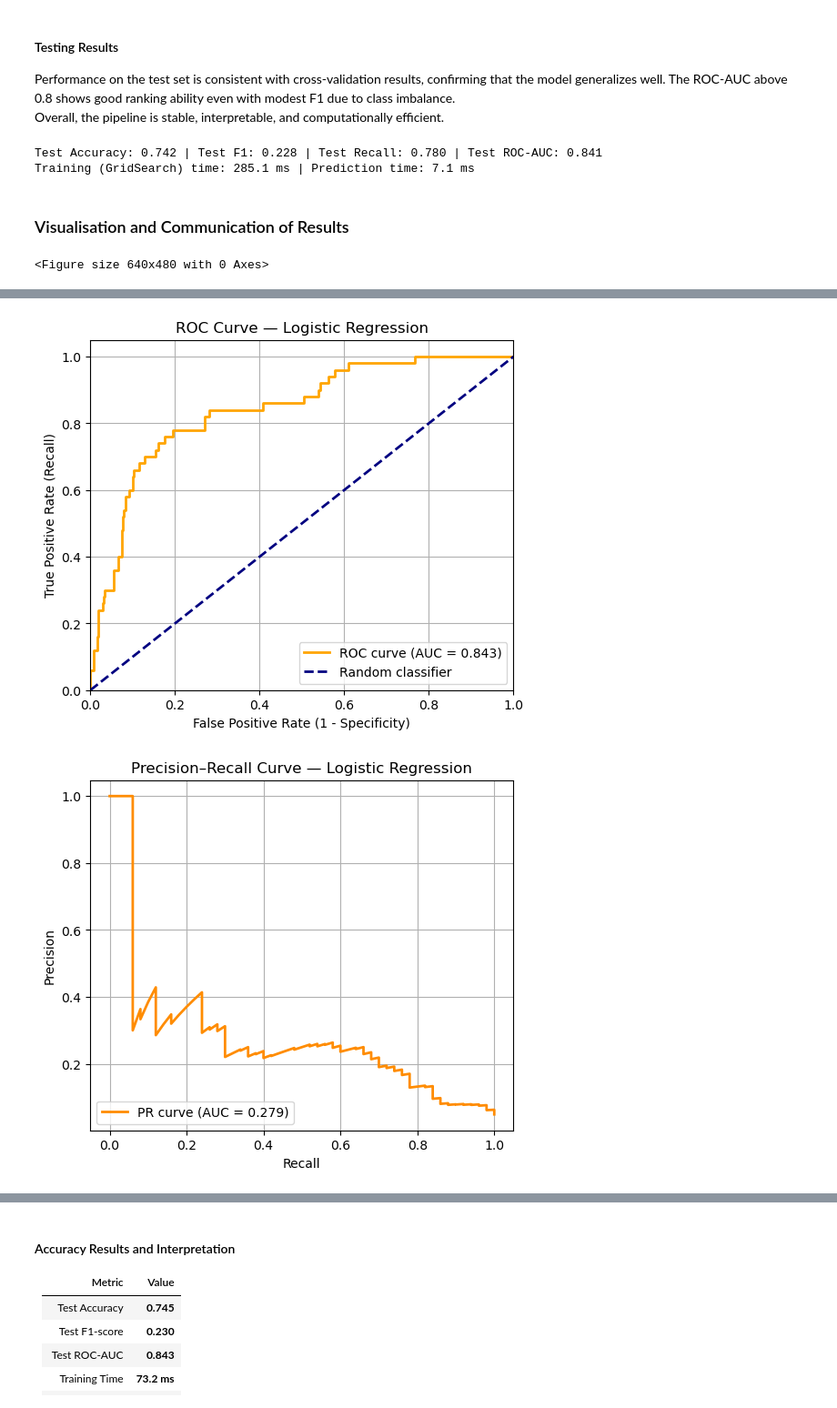
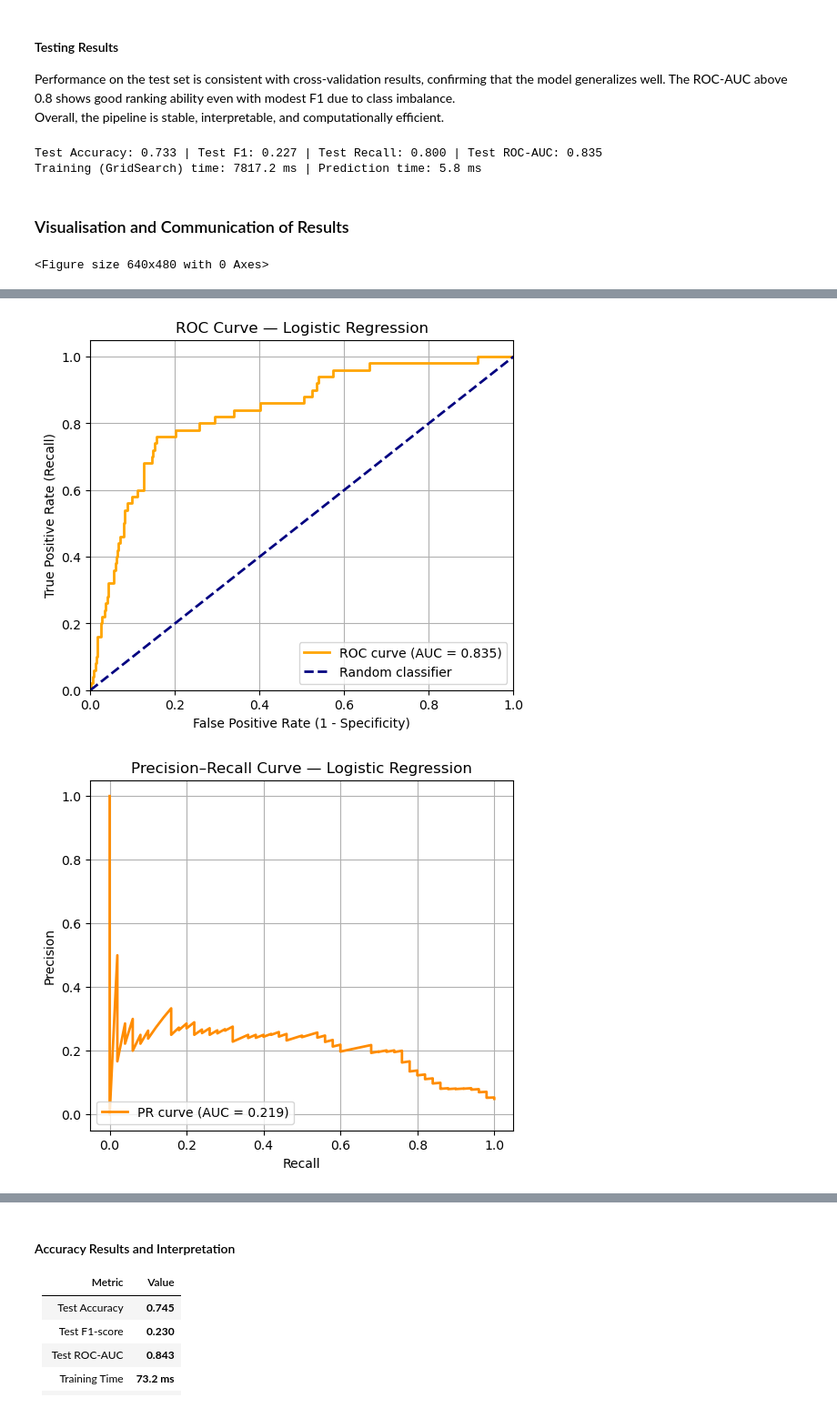
Before and after one commit to PatriciaMunginga/Stroke-Prediction-Using-AI-and-ML, a Jupyter notebook: ENG4200_CW1_3033388M.ipynb, the cells around one changed output, grey strips where cells are left out. Shown: that part at 91% size. Drawn from its saved outputs; the diff is of its cells as text; code cells hidden in the pictures.

```diff
--- a/ENG4200_CW1_3033388M.ipynb
+++ b/ENG4200_CW1_3033388M.ipynb
@@ -320,7 +354,8 @@ F1:       0.230
 Recall:   0.780
 ROC-AUC:  0.843
 # %%
-# GRID SEARCH MODEL
+# Grid Search for Logistic Regression (Recall-Optimized)
+
 # Define pipeline
 clf_pipeline = Pipeline(steps=[
     ("preprocessor", preprocessor),
@@ -332,9 +367,10 @@ clf_pipeline = Pipeline(steps=[
 
 # Parameter grid for tuning
 param_grid = {
-    "model__C": [0.01, 0.1, 1, 10, 100],
-    "model__penalty": ["l2"],
-    "model__solver": ["lbfgs"]
+    "model__C": np.logspace(-3, 3, 8),   # broader regularization range, # wide regularization sweep
+    "model__penalty": ["l2", None],    # l2 is most stable for lbfgs
+    "model__solver": ["lbfgs", "saga"],  # saga supports both l1/l2 & elasticnet
+    "model__max_iter": [1000]
 }
 
 # --- Grid Search: optimise for recall, but later report all metrics ---
@@ -427,8 +463,8 @@ roc = roc_auc_score(y_test, y_proba)
 print(f"Test Accuracy: {acc:.3f} | Test F1: {f1:.3f} | Test Recall: {rec:.3f} | Test ROC-AUC: {roc:.3f}")
 print(f"Training (GridSearch) time: {grid_time*1000:.1f} ms | Prediction time: {pred_time*1000:.1f} ms")
 # %% [output]
-Test Accuracy: 0.742 | Test F1: 0.228 | Test Recall: 0.780 | Test ROC-AUC: 0.841
-Training (GridSearch) time: 285.1 ms | Prediction time: 7.1 ms
+Test Accuracy: 0.733 | Test F1: 0.227 | Test Recall: 0.800 | Test ROC-AUC: 0.835
+Training (GridSearch) time: 7817.2 ms | Prediction time: 5.8 ms
 # %% [markdown]
 ### Visualisation and Communication of Results
 # %%
@@ -492,6 +528,39 @@ plt.legend(loc='lower left')
 plt.grid(True)
 plt.show()
 
+from sklearn.model_selection import validation_curve
+import numpy as np
+import matplotlib.pyplot as plt
+
+# Define range of C values (logarithmic scale)
+Cs = np.logspace(-2, 2, 10)
+
+# Validation curve using recall as the metric
+train_scores, val_scores = validation_curve(
+    Pipeline([
+        ("preprocessor", preprocessor),
+        ("model", LogisticRegression(max_iter=2000, class_weight='balanced', random_state=RNG))
+    ]),
+    X_train, y_train,
+    param_name="model__C",
+    param_range=Cs,
+    cv=skf,
+    scoring="recall",
+    n_jobs=-1
+)
+
+# --- Plot the validation curve ---
+plt.figure(figsize=(7, 5))
+plt.semilogx(Cs, train_scores.mean(axis=1), marker="o", label="Training Recall", color="blue")
+plt.semilogx(Cs, val_scores.mean(axis=1), marker="o", label="Validation Recall", color="orange")
+plt.xlabel("Regularisation Strength (C)")
+plt.ylabel("Recall")
+plt.title("Validation Curve — Logistic Regression (C)")
+plt.legend()
+plt.grid(True, which="both", ls="--", alpha=0.6)
+plt.show()
+
+
 #Discussion lowering threshold i=een if it means more false positives becuase the stroeks are sueprimportant
 # %% [output]
 <Figure size 640x480 with 0 Axes>
@@ -499,3 +568,3 @@ plt.show()
 [figure]
-[figure, old version]
+[figure, new version]
-[figure, old version]
+[figure, new version]
```
Also changed, not shown: parts of 13 cells of this notebook, 4 other files.
